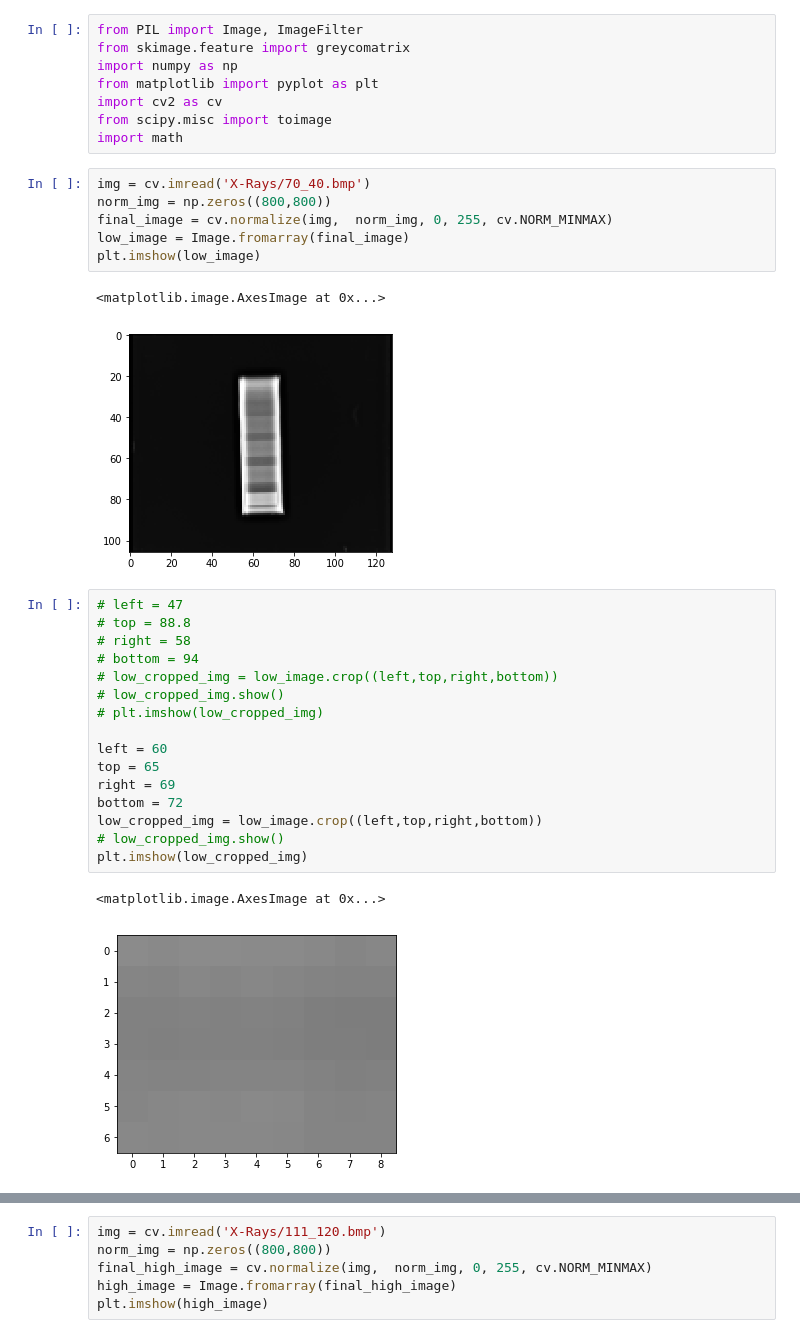
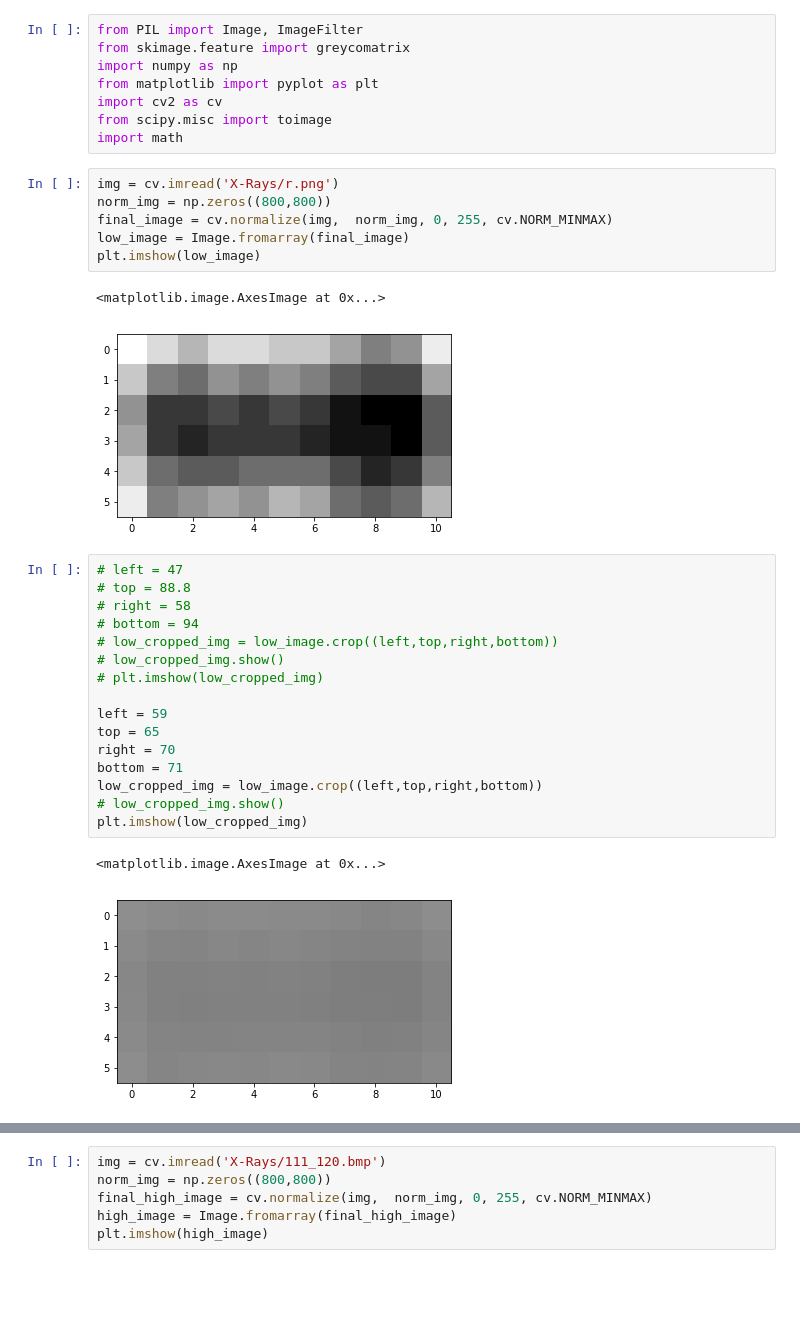
Before and after one commit to rclemsmith/Final-Year-Project, a Jupyter notebook: normalize.ipynb, the cells around one changed output, grey strips where cells are left out. Drawn from its saved outputs; the diff is of its cells as text; blank space fills up the shorter version.

```diff
--- a/normalize.ipynb
+++ b/normalize.ipynb
@@ -7,14 +7,14 @@ import cv2 as cv
 from scipy.misc import toimage
 import math
 # %%
-img = cv.imread('X-Rays/70_40.bmp')
+img = cv.imread('X-Rays/r.png')
 norm_img = np.zeros((800,800))
 final_image = cv.normalize(img,  norm_img, 0, 255, cv.NORM_MINMAX)
 low_image = Image.fromarray(final_image)
 plt.imshow(low_image)
 # %% [output]
 <matplotlib.image.AxesImage at 0x...>
-[figure, old version]
+[figure, new version]
 # %%
 # left = 47
 # top = 88.8
@@ -24,16 +24,16 @@ plt.imshow(low_image)
 # low_cropped_img.show()
 # plt.imshow(low_cropped_img)
 
-left = 60
+left = 59
 top = 65
-right = 69
-bottom = 72
+right = 70
+bottom = 71
 low_cropped_img = low_image.crop((left,top,right,bottom))
 # low_cropped_img.show()
 plt.imshow(low_cropped_img)
 # %% [output]
 <matplotlib.image.AxesImage at 0x...>
-[figure, old version]
+[figure, new version]
 # %%
 np.unique(low_cropped_img)
 # %% [output]
```
Also changed, not shown: parts of 2 cells of this notebook, 8 other files.
